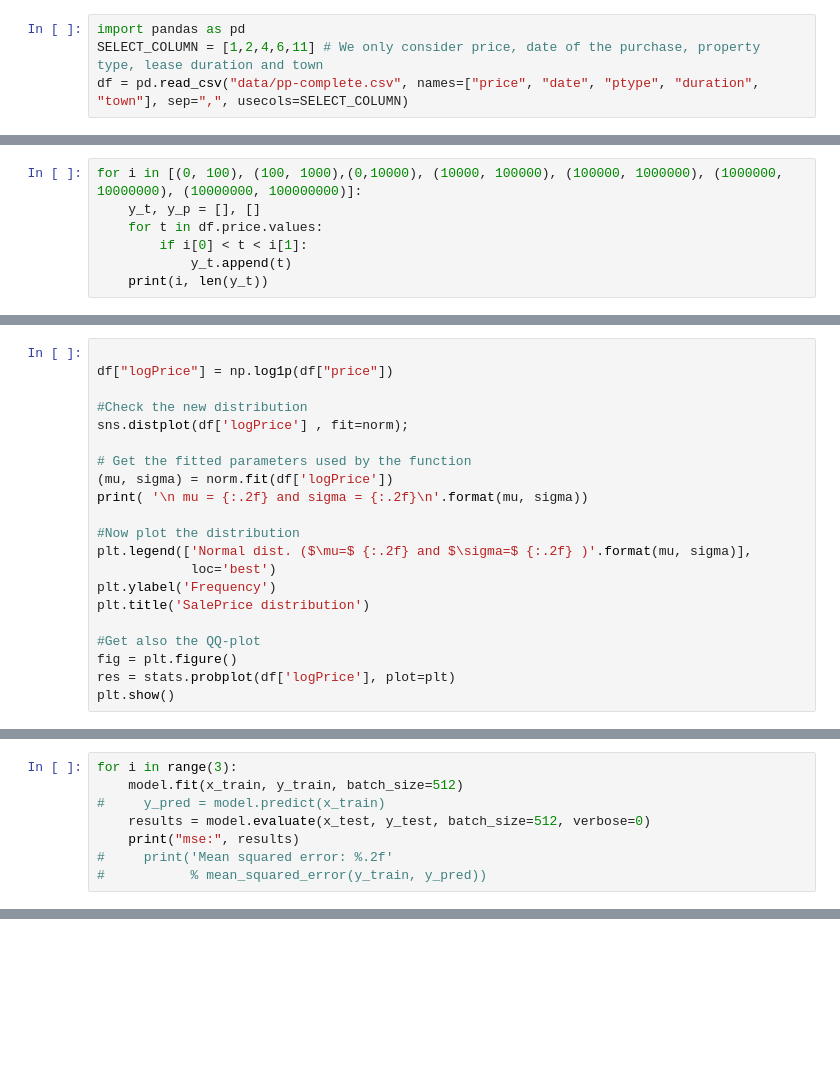
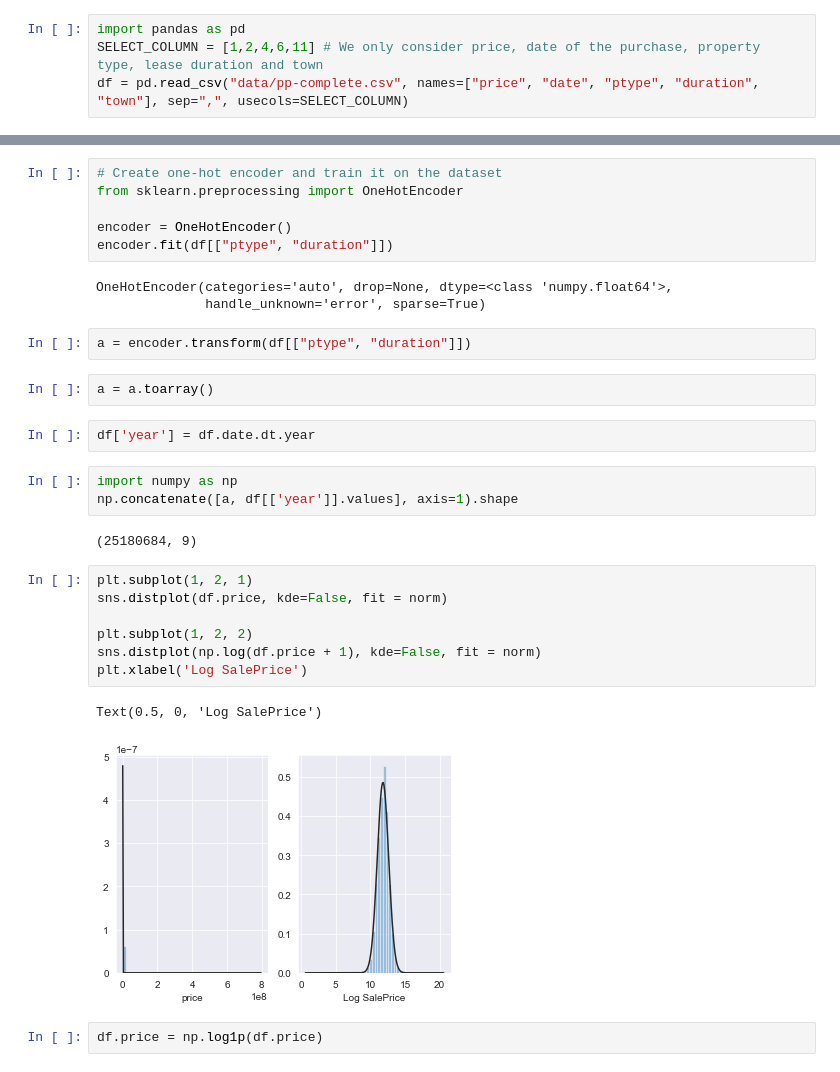
Before and after one commit to feay1234/WikiHow-Task-Based, a Jupyter notebook: Amazon - House Price Prediction.ipynb, the cells around one changed output, grey strips where cells are left out. Saved outputs shown, nothing was run; the diff lists cells and outputs as text; blank space fills up the shorter version.

```diff
--- a/Amazon - House Price Prediction.ipynb
+++ b/Amazon - House Price Prediction.ipynb
@@ -145,7 +20,0 @@ y_p
-# %%
-for i in [(0, 100), (100, 1000),(0,10000), (10000, 100000), (100000, 1000000), (1000000, 10000000), (10000000, 100000000)]:
-    y_t, y_p = [], []
-    for t in df.price.values:
-        if i[0] < t < i[1]:
-            y_t.append(t)
-    print(i, len(y_t))
@@ -350,21 +20,0 @@ plt.show()
-# %%
-
-df["logPrice"] = np.log1p(df["price"])
-
-#Check the new distribution
-sns.distplot(df['logPrice'] , fit=norm);
-
-# Get the fitted parameters used by the function
-(mu, sigma) = norm.fit(df['logPrice'])
-print( '\n mu = {:.2f} and sigma = {:.2f}\n'.format(mu, sigma))
-
-#Now plot the distribution
-plt.legend(['Normal dist. ($\mu=$ {:.2f} and $\sigma=$ {:.2f} )'.format(mu, sigma)],
-            loc='best')
-plt.ylabel('Frequency')
-plt.title('SalePrice distribution')
-
-#Get also the QQ-plot
-fig = plt.figure()
-res = stats.probplot(df['logPrice'], plot=plt)
-plt.show()
@@ -445,8 +20,0 @@ K.log1p
-# %%
-for i in range(3):
-    model.fit(x_train, y_train, batch_size=512)
-#     y_pred = model.predict(x_train)
-    results = model.evaluate(x_test, y_test, batch_size=512, verbose=0)
-    print("mse:", results)
-#     print('Mean squared error: %.2f'
-#           % mean_squared_error(y_train, y_pred))
@@ -513,0 +24,32 @@ plt.scatter(df['isLondon'] , df['price'])
+# %%
+# Create one-hot encoder and train it on the dataset
+from sklearn.preprocessing import OneHotEncoder
+
+encoder = OneHotEncoder()
+encoder.fit(df[["ptype", "duration"]])
+# %% [output]
+OneHotEncoder(categories='auto', drop=None, dtype=<class 'numpy.float64'>,
+              handle_unknown='error', sparse=True)
+# %%
+a = encoder.transform(df[["ptype", "duration"]])
+# %%
+a = a.toarray()
+# %%
+df['year'] = df.date.dt.year
+# %%
+import numpy as np
+np.concatenate([a, df[['year']].values], axis=1).shape
+# %% [output]
+(25180684, 9)
+# %%
+plt.subplot(1, 2, 1)
+sns.distplot(df.price, kde=False, fit = norm)
+
+plt.subplot(1, 2, 2)
+sns.distplot(np.log(df.price + 1), kde=False, fit = norm)
+plt.xlabel('Log SalePrice')
+# %% [output]
+Text(0.5, 0, 'Log SalePrice')
+[figure, added]
+# %%
+df.price = np.log1p(df.price)
```
Also changed, not shown: parts of 91 cells of this notebook, 2 other files.
